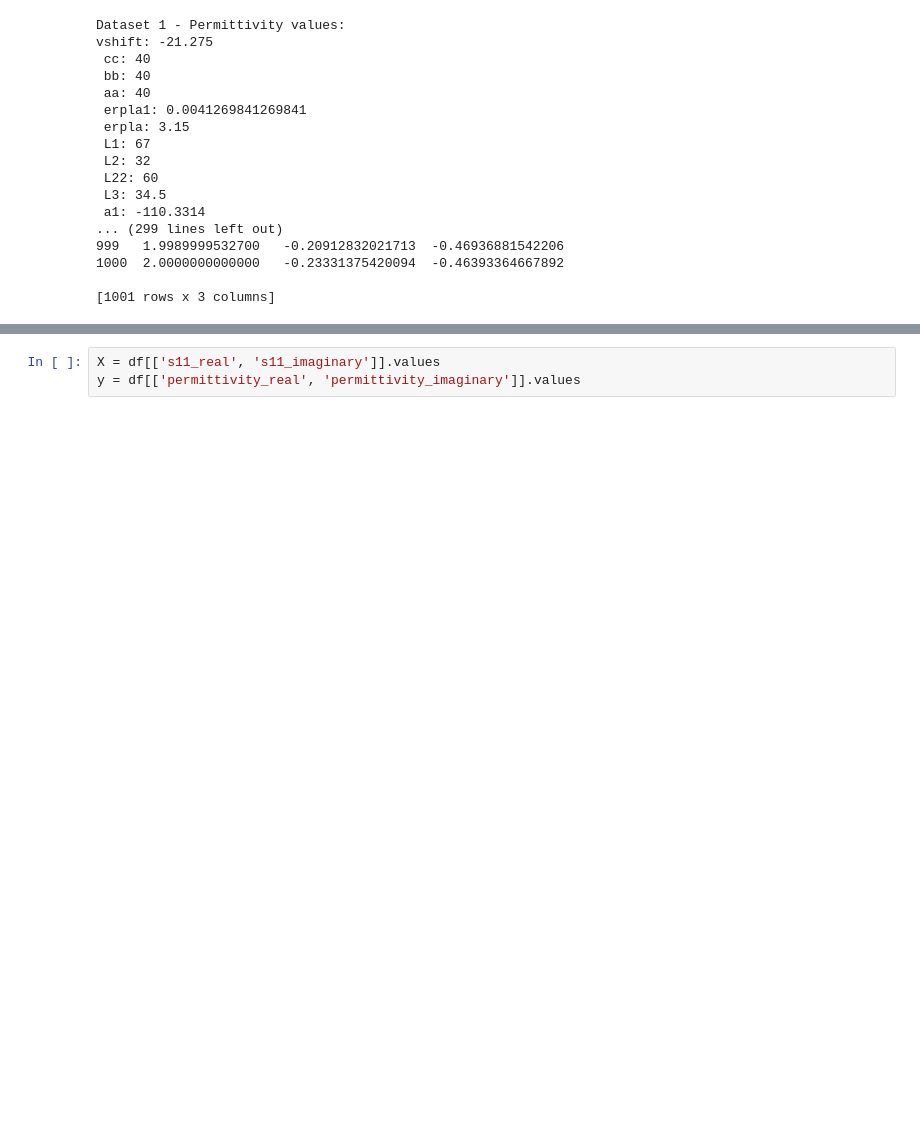
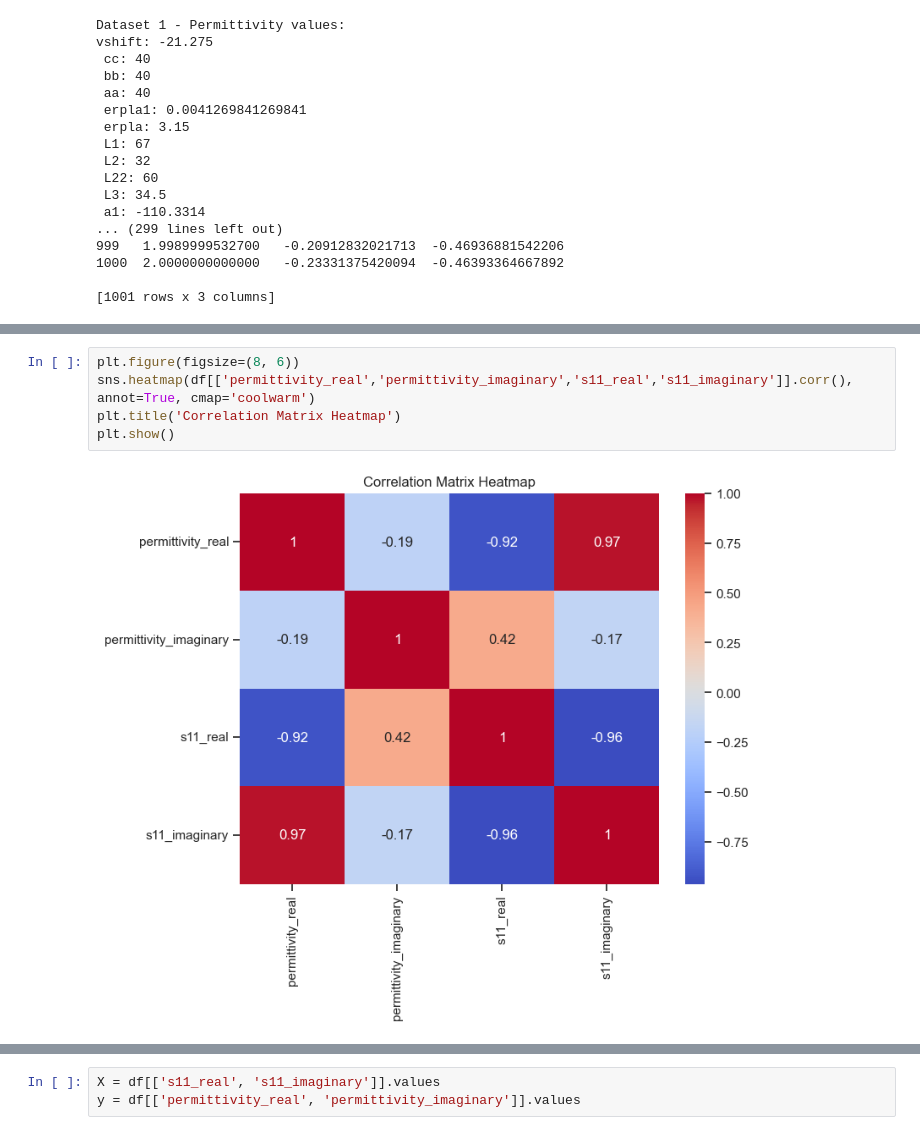
Before and after one commit to DanteMillerDS/NASA-Material-Classifier-OLD, a Jupyter notebook: material_classifier.ipynb, the cells around one changed output, grey strips where cells are left out. Saved outputs shown, nothing was run; the diff lists cells and outputs as text; blank space fills up the shorter version.

```diff
--- a/material_classifier.ipynb
+++ b/material_classifier.ipynb
@@ -80,0 +94,7 @@ print(df.head(20))
+# %%
+plt.figure(figsize=(8, 6))
+sns.heatmap(df[['permittivity_real','permittivity_imaginary','s11_real','s11_imaginary']].corr(), annot=True, cmap='coolwarm')
+plt.title('Correlation Matrix Heatmap')
+plt.show()
+# %% [output]
+[figure, added]
```
Also changed, not shown: parts of 8 cells of this notebook.
